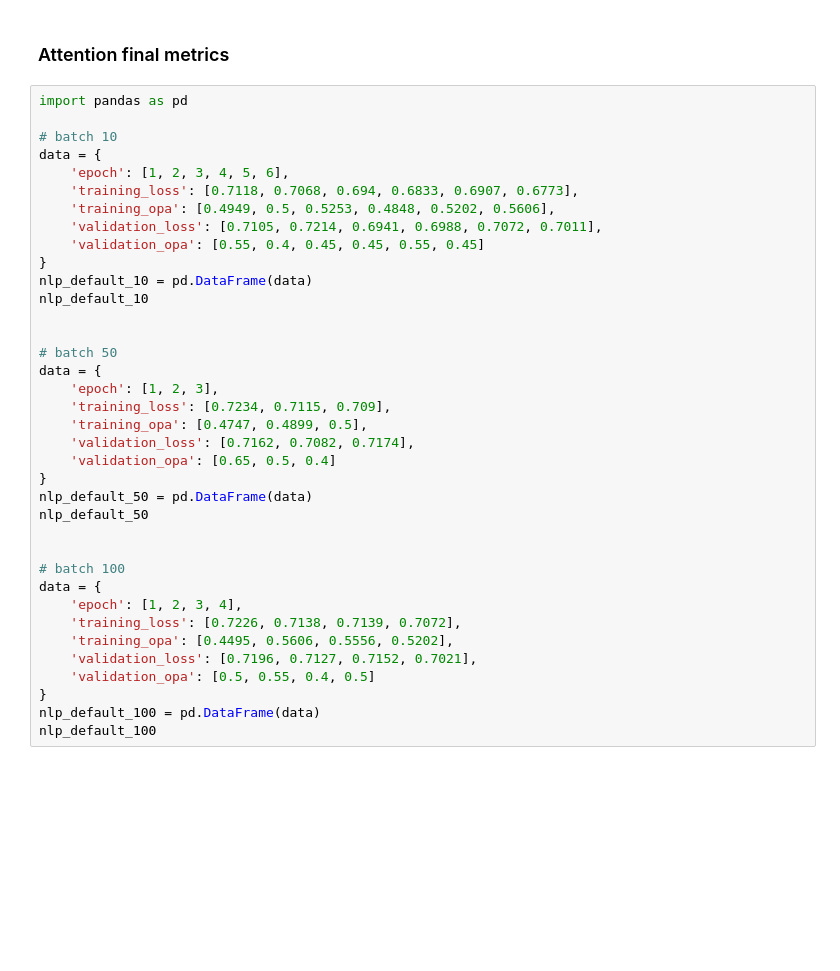
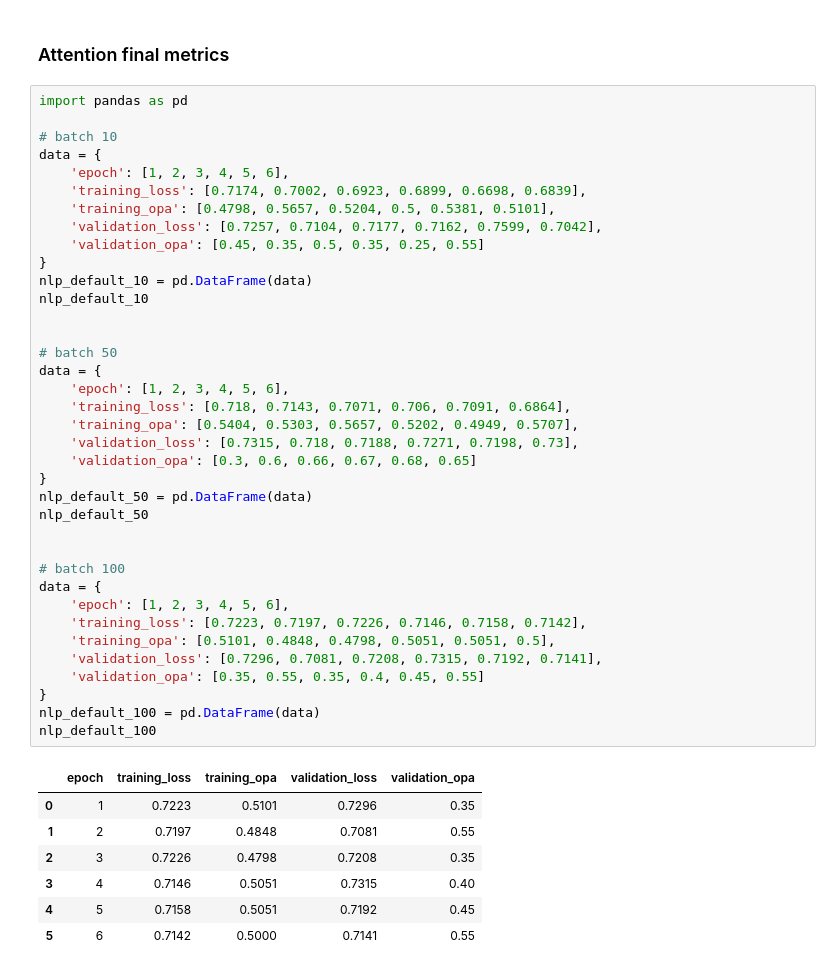
Before and after one commit to valeriavla/tpu_neuro, a Jupyter notebook: code/plots.ipynb, the cells around one changed output. Cells and saved outputs as stored; diff of their text form; blank space fills up the shorter version.

```diff
--- a/code/plots.ipynb
+++ b/code/plots.ipynb
@@ -225,37 +228,45 @@ plt.show()
 # %%
 import pandas as pd
 
 # batch 10
 data = {
     'epoch': [1, 2, 3, 4, 5, 6],
-    'training_loss': [0.7118, 0.7068, 0.694, 0.6833, 0.6907, 0.6773],
-    'training_opa': [0.4949, 0.5, 0.5253, 0.4848, 0.5202, 0.5606],
-    'validation_loss': [0.7105, 0.7214, 0.6941, 0.6988, 0.7072, 0.7011],
-    'validation_opa': [0.55, 0.4, 0.45, 0.45, 0.55, 0.45]
+    'training_loss': [0.7174, 0.7002, 0.6923, 0.6899, 0.6698, 0.6839],
+    'training_opa': [0.4798, 0.5657, 0.5204, 0.5, 0.5381, 0.5101],
+    'validation_loss': [0.7257, 0.7104, 0.7177, 0.7162, 0.7599, 0.7042],
+    'validation_opa': [0.45, 0.35, 0.5, 0.35, 0.25, 0.55]
 }
 nlp_default_10 = pd.DataFrame(data)
 nlp_default_10
 
 
 # batch 50
 data = {
-    'epoch': [1, 2, 3],
-    'training_loss': [0.7234, 0.7115, 0.709],
-    'training_opa': [0.4747, 0.4899, 0.5],
-    'validation_loss': [0.7162, 0.7082, 0.7174],
-    'validation_opa': [0.65, 0.5, 0.4]
+    'epoch': [1, 2, 3, 4, 5, 6],
+    'training_loss': [0.718, 0.7143, 0.7071, 0.706, 0.7091, 0.6864],
+    'training_opa': [0.5404, 0.5303, 0.5657, 0.5202, 0.4949, 0.5707],
+    'validation_loss': [0.7315, 0.718, 0.7188, 0.7271, 0.7198, 0.73],
+    'validation_opa': [0.3, 0.6, 0.66, 0.67, 0.68, 0.65]
 }
 nlp_default_50 = pd.DataFrame(data)
 nlp_default_50
 
 
 # batch 100
 data = {
-    'epoch': [1, 2, 3, 4],
-    'training_loss': [0.7226, 0.7138, 0.7139, 0.7072],
-    'training_opa': [0.4495, 0.5606, 0.5556, 0.5202],
-    'validation_loss': [0.7196, 0.7127, 0.7152, 0.7021],
-    'validation_opa': [0.5, 0.55, 0.4, 0.5]
+    'epoch': [1, 2, 3, 4, 5, 6],
+    'training_loss': [0.7223, 0.7197, 0.7226, 0.7146, 0.7158, 0.7142],
+    'training_opa': [0.5101, 0.4848, 0.4798, 0.5051, 0.5051, 0.5],
+    'validation_loss': [0.7296, 0.7081, 0.7208, 0.7315, 0.7192, 0.7141],
+    'validation_opa': [0.35, 0.55, 0.35, 0.4, 0.45, 0.55]
 }
 nlp_default_100 = pd.DataFrame(data)
 nlp_default_100
+# %% [output]
+|  | epoch | training_loss | training_opa | validation_loss | validation_opa |
+| 0 | 1 | 0.7223 | 0.5101 | 0.7296 | 0.35 |
+| 1 | 2 | 0.7197 | 0.4848 | 0.7081 | 0.55 |
+| 2 | 3 | 0.7226 | 0.4798 | 0.7208 | 0.35 |
+| 3 | 4 | 0.7146 | 0.5051 | 0.7315 | 0.40 |
+| 4 | 5 | 0.7158 | 0.5051 | 0.7192 | 0.45 |
+| 5 | 6 | 0.7142 | 0.5000 | 0.7141 | 0.55 |
```
Also changed, not shown: parts of 7 cells of this notebook, 3 other files.
